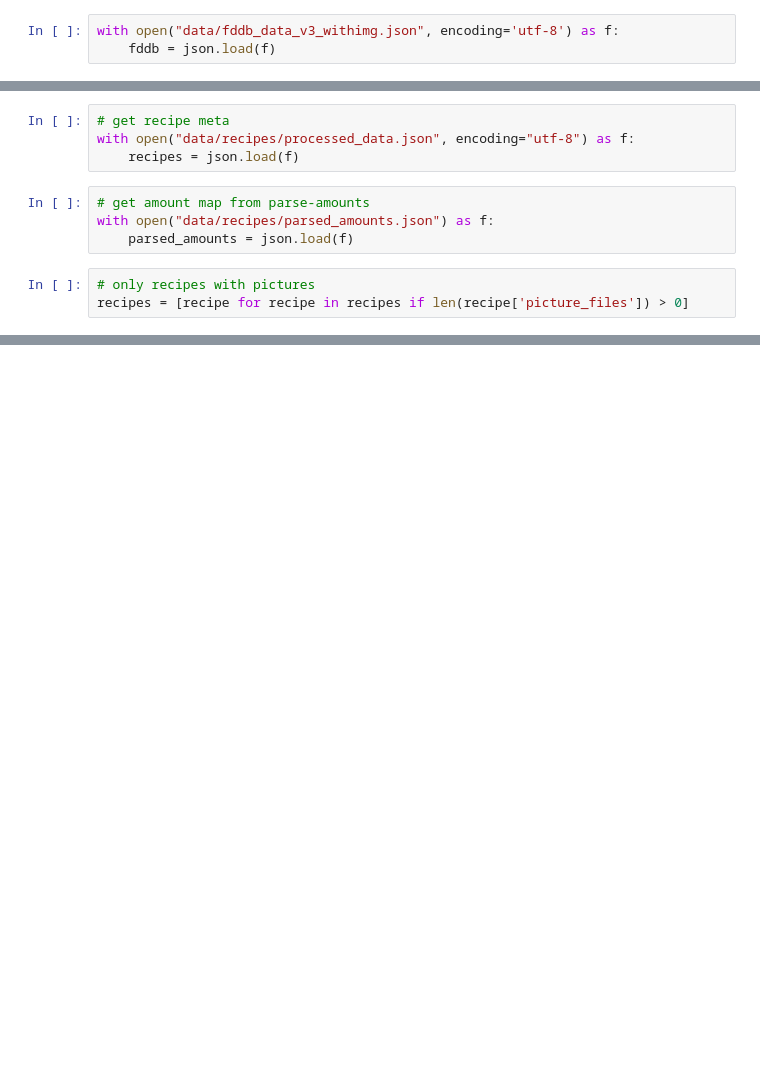
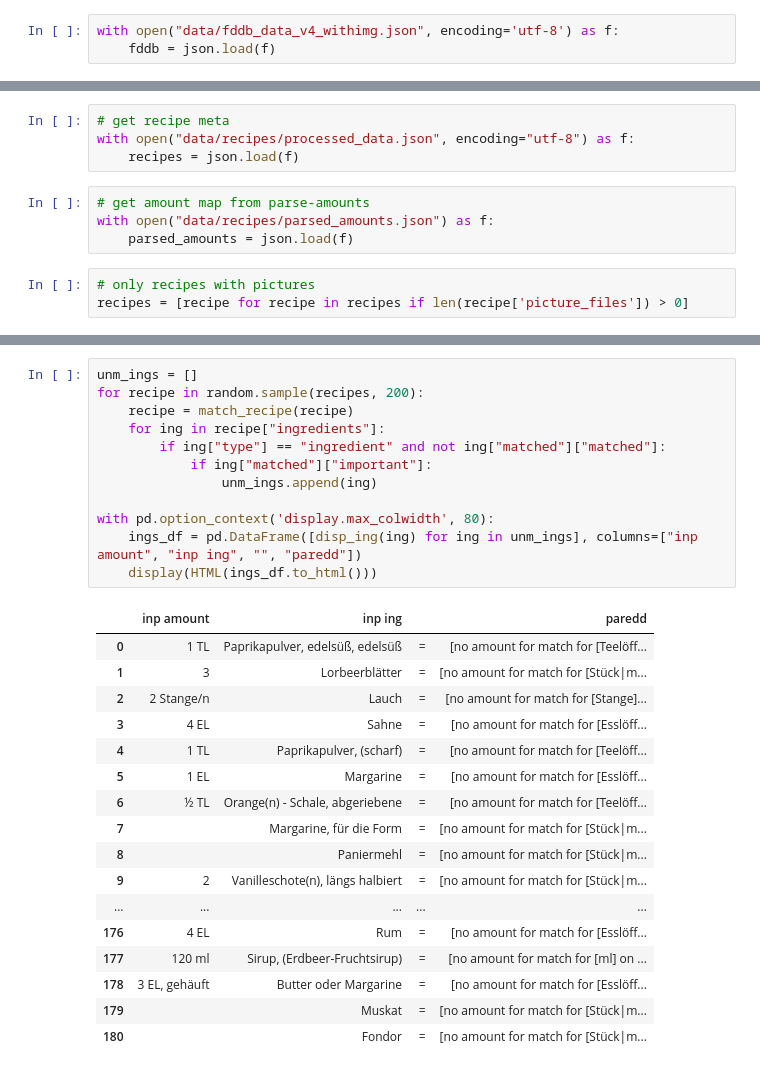
Before and after one commit to AbuAbdULLAH-MuhammadAli/pic2kcal, a Jupyter notebook: extract_ingredients/3-match.ipynb, the cells around one changed output, grey strips where cells are left out. Saved outputs shown, nothing was run; the diff lists cells and outputs as text; blank space fills up the shorter version.

Commit message:
fix matching and stuff

```diff
--- a/extract_ingredients/3-match.ipynb
+++ b/extract_ingredients/3-match.ipynb
@@ -8,7 +8,7 @@ import re
 import random
 from tqdm import tqdm_notebook as tqdm
 # %%
-with open("data/fddb_data_v3_withimg.json", encoding='utf-8') as f:
+with open("data/fddb_data_v4_withimg.json", encoding='utf-8') as f:
     fddb = json.load(f)
 # %%
 with open("data/recipe-ingredient-to-fooddb.json") as f:
@@ -292 +330,31 @@ Lauwarmer Blumenkohl-Brokkoli-Salat mit Hackbällchen
+# %%
+unm_ings = []
+for recipe in random.sample(recipes, 200):
+    recipe = match_recipe(recipe)
+    for ing in recipe["ingredients"]:
+        if ing["type"] == "ingredient" and not ing["matched"]["matched"]:
+            if ing["matched"]["important"]:
+                unm_ings.append(ing)
+
+with pd.option_context('display.max_colwidth', 80):
+    ings_df = pd.DataFrame([disp_ing(ing) for ing in unm_ings], columns=["inp amount", "inp ing", "", "paredd"])
+    display(HTML(ings_df.to_html()))
+# %% [output]
+|  | inp amount | inp ing |  | paredd |
+| 0 | 1 TL | Paprikapulver, edelsüß, edelsüß | = | [no amount for match for [Teelöff... |
+| 1 | 3 | Lorbeerblätter | = | [no amount for match for [Stück|m... |
+| 2 | 2 Stange/n | Lauch | = | [no amount for match for [Stange]... |
+| 3 | 4 EL | Sahne | = | [no amount for match for [Esslöff... |
+| 4 | 1 TL | Paprikapulver, (scharf) | = | [no amount for match for [Teelöff... |
+| 5 | 1 EL | Margarine | = | [no amount for match for [Esslöff... |
+| 6 | ½ TL | Orange(n) - Schale, abgeriebene | = | [no amount for match for [Teelöff... |
+| 7 |  | Margarine, für die Form | = | [no amount for match for [Stück|m... |
+| 8 |  | Paniermehl | = | [no amount for match for [Stück|m... |
+| 9 | 2 | Vanilleschote(n), längs halbiert | = | [no amount for match for [Stück|m... |
+| ... | ... | ... | ... | ... |
+| 176 | 4 EL | Rum | = | [no amount for match for [Esslöff... |
+| 177 | 120 ml | Sirup, (Erdbeer-Fruchtsirup) | = | [no amount for match for [ml] on ... |
+| 178 | 3 EL, gehäuft | Butter oder Margarine | = | [no amount for match for [Esslöff... |
+| 179 |  | Muskat | = | [no amount for match for [Stück|m... |
+| 180 |  | Fondor | = | [no amount for match for [Stück|m... |
 # %%
```
Also changed, not shown: parts of 18 cells of this notebook, 4 other files.
